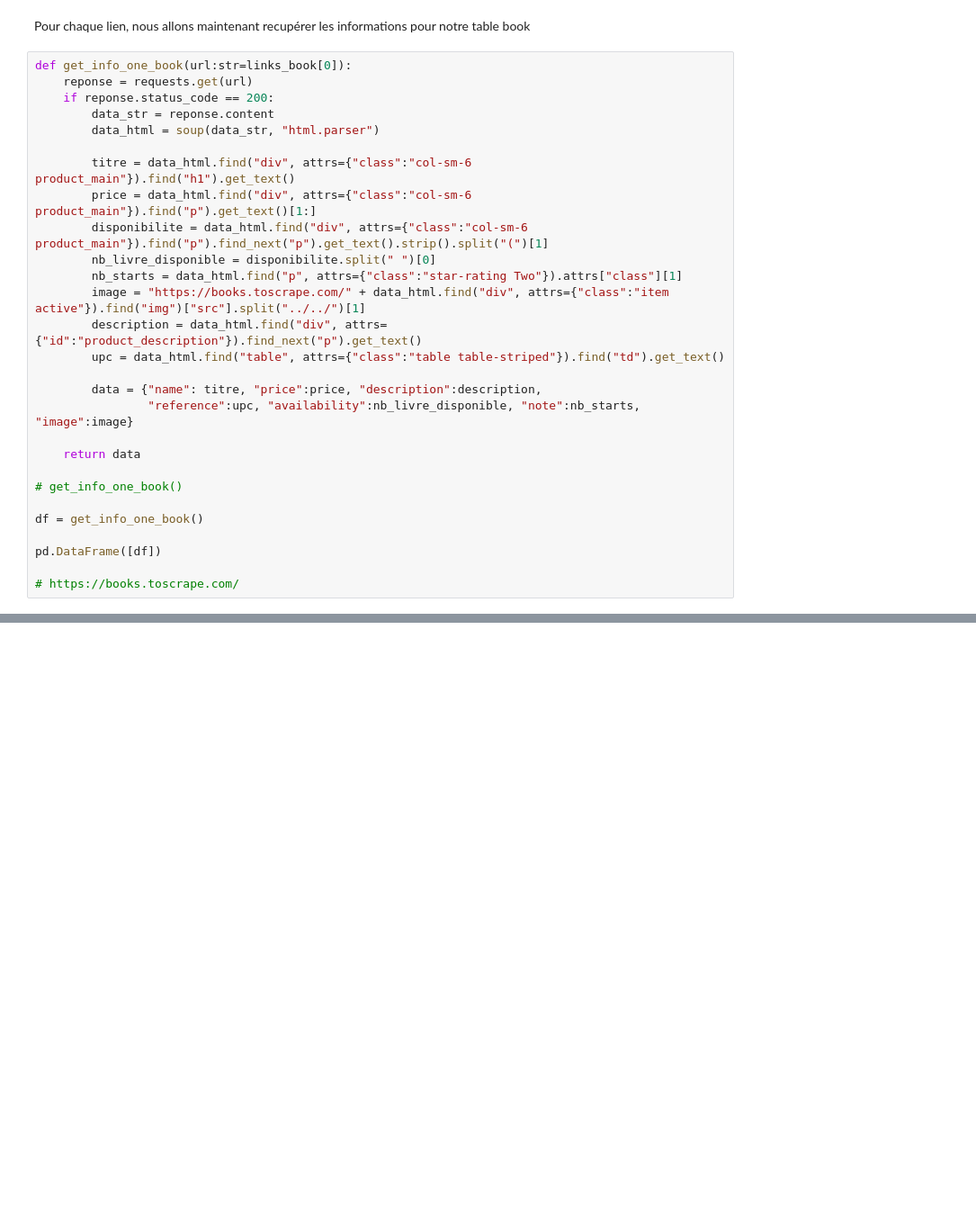
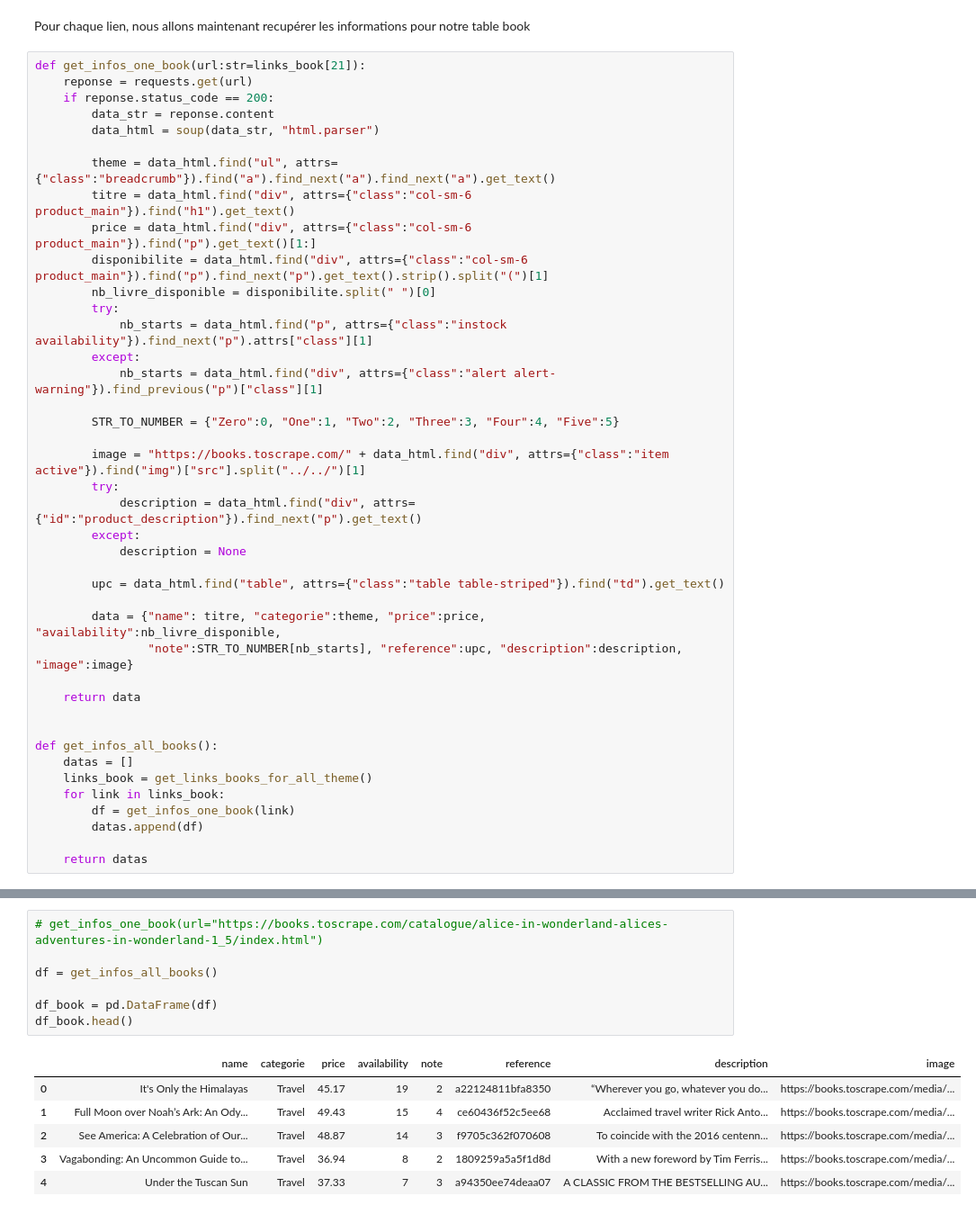
Before and after one commit to bigbong-K/projet_gestion_bibliotheque, a Jupyter notebook: scrapping/main.ipynb, the cells around one changed output, grey strips where cells are left out. Shown at 90% size. Cells and saved outputs as stored; diff of their text form; blank space fills up the shorter version.

Commit message:
feat<scrapping>: ajout de la fonction permettant de recupérer les caractéristiques de tous les livres

```diff
--- a/scrapping/main.ipynb
+++ b/scrapping/main.ipynb
@@ -150,30 +154,43 @@ links_book[:5]
 # %% [markdown]
 Pour chaque lien, nous allons maintenant recupérer les informations pour notre table book
 # %%
-def get_info_one_book(url:str=links_book[0]):
+def get_infos_one_book(url:str=links_book[21]):
     reponse = requests.get(url)
     if reponse.status_code == 200:
         data_str = reponse.content
         data_html = soup(data_str, "html.parser")
 
+        theme = data_html.find("ul", attrs={"class":"breadcrumb"}).find("a").find_next("a").find_next("a").get_text()
         titre = data_html.find("div", attrs={"class":"col-sm-6 product_main"}).find("h1").get_text()
         price = data_html.find("div", attrs={"class":"col-sm-6 product_main"}).find("p").get_text()[1:]
         disponibilite = data_html.find("div", attrs={"class":"col-sm-6 product_main"}).find("p").find_next("p").get_text().strip().split("(")[1]
         nb_livre_disponible = disponibilite.split(" ")[0]
-        nb_starts = data_html.find("p", attrs={"class":"star-rating Two"}).attrs["class"][1]
+        try:
+            nb_starts = data_html.find("p", attrs={"class":"instock availability"}).find_next("p").attrs["class"][1]
+        except:
+            nb_starts = data_html.find("div", attrs={"class":"alert alert-warning"}).find_previous("p")["class"][1]
+
+        STR_TO_NUMBER = {"Zero":0, "One":1, "Two":2, "Three":3, "Four":4, "Five":5}
+
         image = "https://books.toscrape.com/" + data_html.find("div", attrs={"class":"item active"}).find("img")["src"].split("../../")[1]
-        description = data_html.find("div", attrs={"id":"product_description"}).find_next("p").get_text()
+        try:
+            description = data_html.find("div", attrs={"id":"product_description"}).find_next("p").get_text()
+        except:
+            description = None
+
         upc = data_html.find("table", attrs={"class":"table table-striped"}).find("td").get_text()
 
-        data = {"name": titre, "price":price, "description":description,
-                "reference":upc, "availability":nb_livre_disponible, "note":nb_starts, "image":image}
+        data = {"name": titre, "categorie":theme, "price":price, "availability":nb_livre_disponible,
+                "note":STR_TO_NUMBER[nb_starts], "reference":upc, "description":description, "image":image}
 
     return data
 
-# get_info_one_book()
 
-df = get_info_one_book()
+def get_infos_all_books():
+    datas = []
+    links_book = get_links_books_for_all_theme()
+    for link in links_book:
+        df = get_infos_one_book(link)
+        datas.append(df)
 
-pd.DataFrame([df])
-
-# https://books.toscrape.com/
+    return datas
@@ -195,0 +197,14 @@ pd.DataFrame([df])
+# %%
+# get_infos_one_book(url="https://books.toscrape.com/catalogue/alice-in-wonderland-alices-adventures-in-wonderland-1_5/index.html")
+
+df = get_infos_all_books()
+
+df_book = pd.DataFrame(df)
+df_book.head()
+# %% [output]
+|  | name | categorie | price | availability | note | reference | description | image |
+| 0 | It's Only the Himalayas | Travel | 45.17 | 19 | 2 | a22124811bfa8350 | “Wherever you go, whatever you do... | https://books.toscrape.com/media/... |
+| 1 | Full Moon over Noah’s Ark: An Ody... | Travel | 49.43 | 15 | 4 | ce60436f52c5ee68 | Acclaimed travel writer Rick Anto... | https://books.toscrape.com/media/... |
+| 2 | See America: A Celebration of Our... | Travel | 48.87 | 14 | 3 | f9705c362f070608 | To coincide with the 2016 centenn... | https://books.toscrape.com/media/... |
+| 3 | Vagabonding: An Uncommon Guide to... | Travel | 36.94 | 8 | 2 | 1809259a5a5f1d8d | With a new foreword by Tim Ferris... | https://books.toscrape.com/media/... |
+| 4 | Under the Tuscan Sun | Travel | 37.33 | 7 | 3 | a94350ee74deaa07 | A CLASSIC FROM THE BESTSELLING AU... | https://books.toscrape.com/media/... |
```
Also changed, not shown: parts of 3 cells of this notebook.
